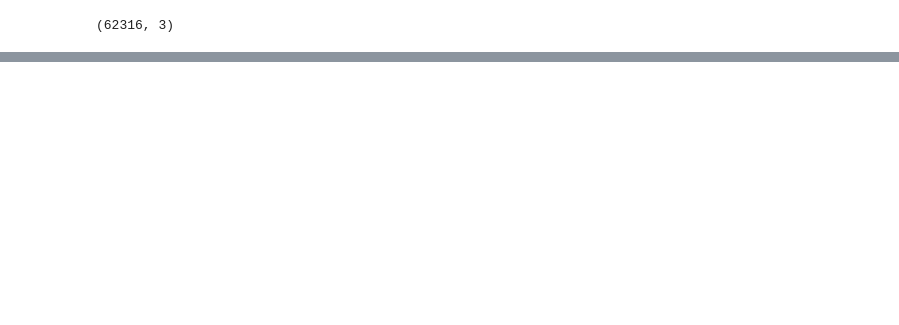
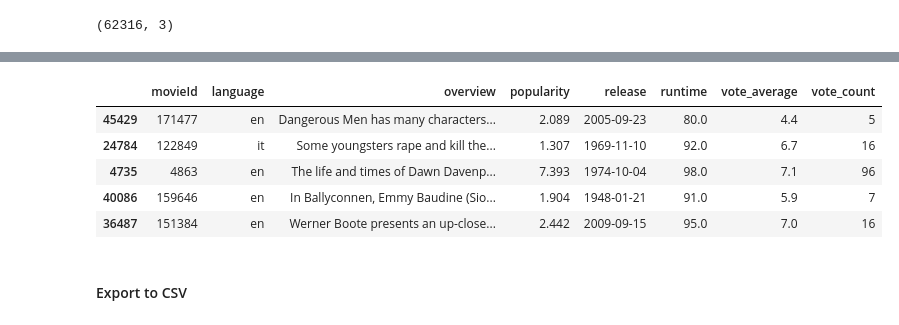
Before and after one commit to joaquim-oliveira-neto/rogue, a Jupyter notebook: notebooks/bmadureira-exploration.ipynb, the cells around one changed output, grey strips where cells are left out. Drawn from its saved outputs; the diff is of its cells as text; code cells hidden in the pictures; blank space fills up the shorter version.

```diff
--- a/notebooks/bmadureira-exploration.ipynb
+++ b/notebooks/bmadureira-exploration.ipynb
@@ -427,0 +474,11 @@ links_clean
+# %%
+movies_details.sample(5)
+# %% [output]
+|  | movieId | language | overview | popularity | release | runtime | vote_average | vote_count |
+| 45429 | 171477 | en | Dangerous Men has many characters... | 2.089 | 2005-09-23 | 80.0 | 4.4 | 5 |
+| 24784 | 122849 | it | Some youngsters rape and kill the... | 1.307 | 1969-11-10 | 92.0 | 6.7 | 16 |
+| 4735 | 4863 | en | The life and times of Dawn Davenp... | 7.393 | 1974-10-04 | 98.0 | 7.1 | 96 |
+| 40086 | 159646 | en | In Ballyconnen, Emmy Baudine (Sio... | 1.904 | 1948-01-21 | 91.0 | 5.9 | 7 |
+| 36487 | 151384 | en | Werner Boote presents an up-close... | 2.442 | 2009-09-15 | 95.0 | 7.0 | 16 |
+# %% [markdown]
+#### Export to CSV
```
Also changed, not shown: parts of 27 cells of this notebook.
